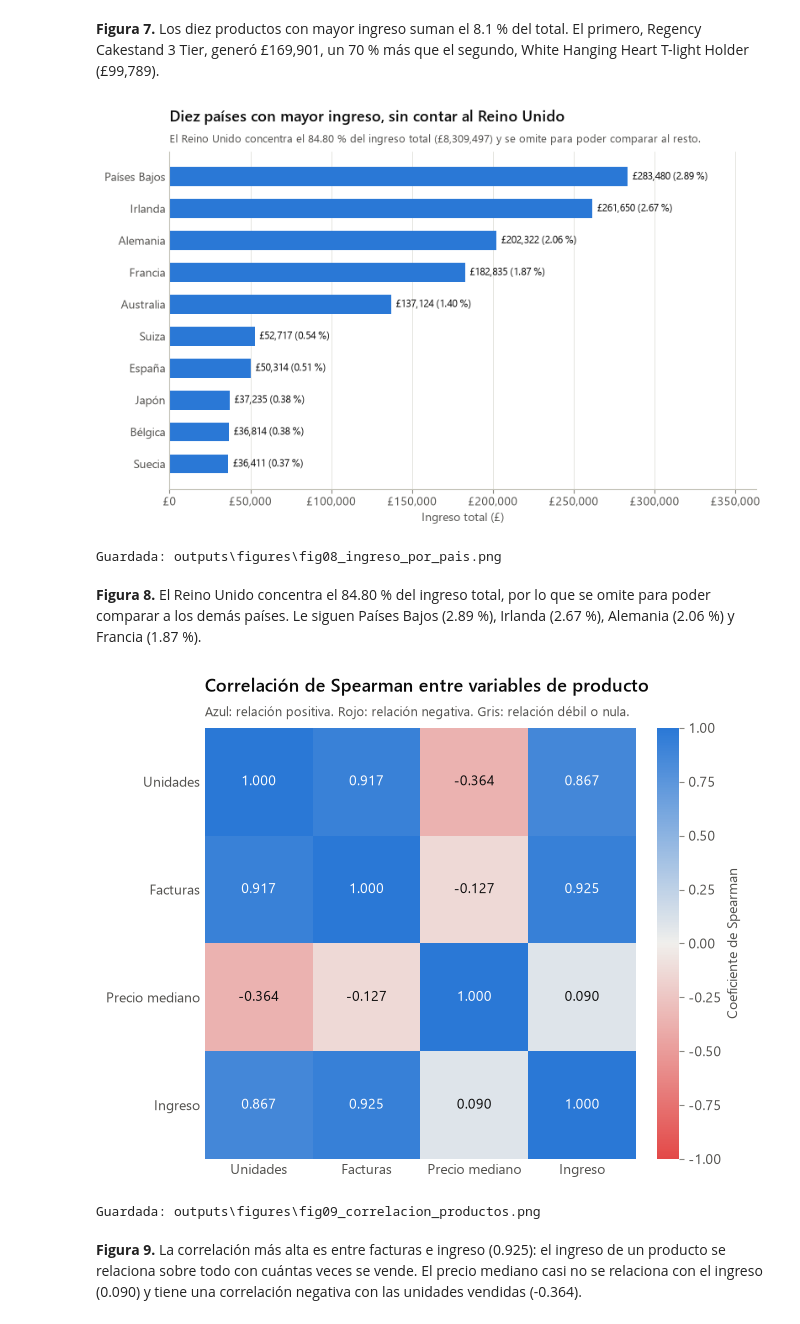
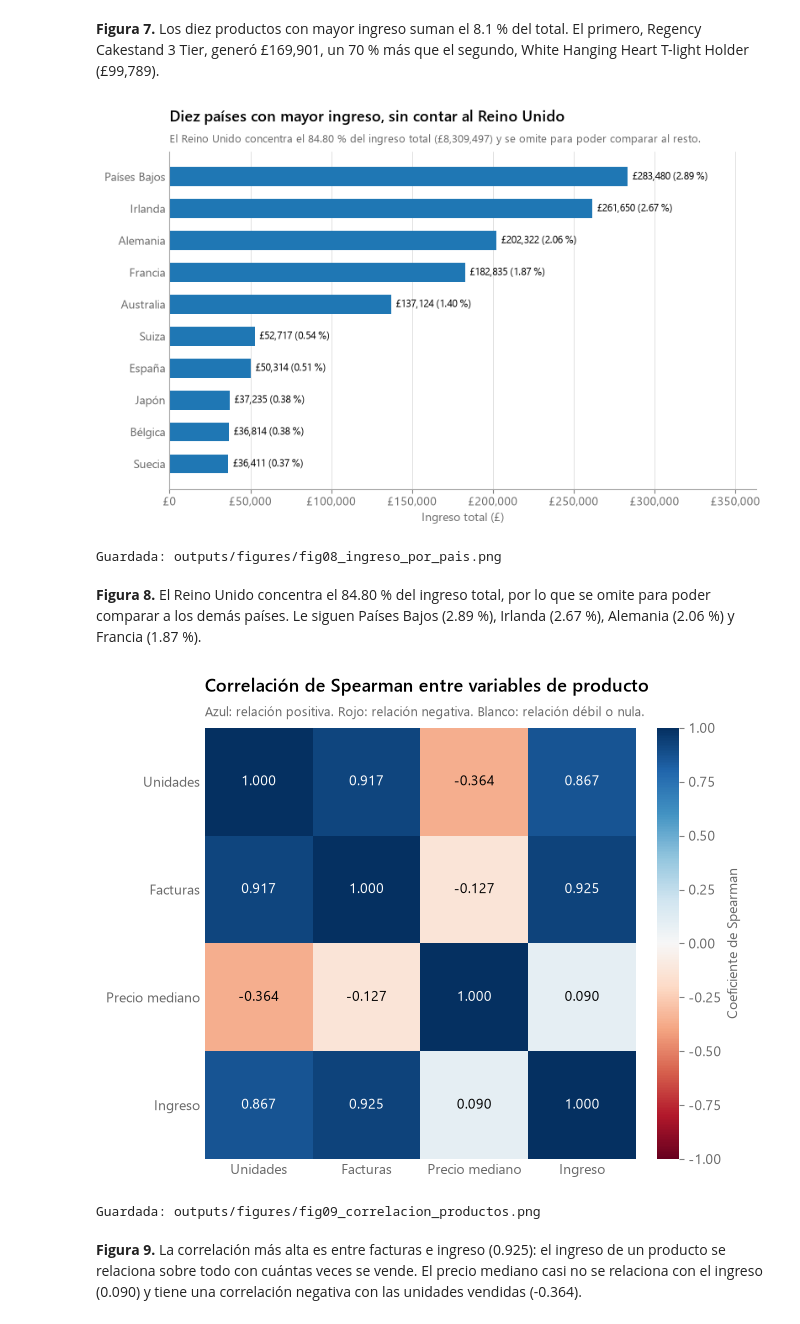
Before and after one commit to GoldenDiegos/big-data-inventario-productos-online-retail, a Jupyter notebook: notebooks/analisis_online_retail.ipynb, the cells around one changed output. Drawn from its saved outputs; the diff is of its cells as text; code cells hidden in the pictures.

```diff
--- a/notebooks/analisis_online_retail.ipynb
+++ b/notebooks/analisis_online_retail.ipynb
@@ -779,19 +777,19 @@ fig, axes = plt.subplots(3, 1, figsize=(9, 6.2))
 for ax, v in zip(axes, VARIABLES):
     s = df[v]
     ax.boxplot(s, **HORIZONTAL, widths=0.5, whis=1.5, patch_artist=True,
-               boxprops=dict(facecolor=AZUL_LAVADO, edgecolor=AZUL, linewidth=1.2),
-               medianprops=dict(color=TINTA, linewidth=1.8),
+               boxprops=dict(facecolor=AZUL_CLARO, edgecolor=AZUL, linewidth=1.2),
+               medianprops=dict(color=NEGRO, linewidth=1.8),
                whiskerprops=dict(color=AZUL, linewidth=1.2), capprops=dict(color=AZUL, linewidth=1.2),
-               flierprops=dict(marker="o", markersize=2.5, markerfacecolor=TENUE, markeredgewidth=0, alpha=0.35))
+               flierprops=dict(marker="o", markersize=2.5, markerfacecolor=GRIS, markeredgewidth=0, alpha=0.35))
     ax.set_xscale("log")
     moneda = "" if v == "Quantity" else "£"
     ax.xaxis.set_major_formatter(mticker.FuncFormatter(lambda x, _, m=moneda: f"{m}{x:,.2f}" if x < 1 else f"{m}{x:,.0f}"))
     ax.set_yticks([])
-    ax.set_ylabel(etiquetas[v], rotation=0, ha="right", va="center", color=TINTA, labelpad=10)
+    ax.set_ylabel(etiquetas[v], rotation=0, ha="right", va="center", color=NEGRO, labelpad=10)
     q1, med, q3 = s.quantile([0.25, 0.5, 0.75])
     f = (lambda x: f"{x:,.0f}") if v == "Quantity" else (lambda x: f"£{x:,.2f}")
     ax.text(1.0, 0.92, f"Q1 = {f(q1)}   Mediana = {f(med)}   Q3 = {f(q3)}   IQR = {f(q3 - q1)}",
-            transform=ax.transAxes, ha="right", va="top", fontsize=8.5, color=TINTA_2,
+            transform=ax.transAxes, ha="right", va="top", fontsize=8.5, color=GRIS_OSCURO,
             bbox=dict(facecolor="white", edgecolor="none", pad=1))
     ax.grid(axis="y", visible=False)
 axes[0].set_title("Diagramas de caja de las variables numéricas", pad=26)
@@ -892,14 +890,14 @@ paises = df[~df["Country"].isin(["Unspecified", "European Community"])].groupby(
 paises = paises.sort_values(ascending=False)
 # El porcentaje se calcula sobre el ingreso total, incluidas las ventas sin país identificado
 pais_pct = paises / df["Total"].sum() * 100
-pais_pct.rename("Porcentaje").to_frame().join(paises.rename("Ingreso")).round(4).to_csv(TABLES / "revenue_by_country.csv")
+pais_pct.rename("Porcentaje").to_frame().join(paises.rename("Ingreso")).round(4).to_csv(TABLES / "revenue_by_country.csv", lineterminator="\n")
 
 top_paises = paises.drop("United Kingdom").head(10).iloc[::-1]
 fig, ax = plt.subplots(figsize=(9, 5.2))
 y = np.arange(len(top_paises))
 ax.barh(y, top_paises, height=0.6, color=AZUL)
 for yi, (pais, ing) in enumerate(top_paises.items()):
-    ax.text(ing + top_paises.max() * 0.01, yi, f"£{ing:,.0f} ({pais_pct[pais]:.2f} %)", va="center", fontsize=8.5, color=TINTA)
+    ax.text(ing + top_paises.max() * 0.01, yi, f"£{ing:,.0f} ({pais_pct[pais]:.2f} %)", va="center", fontsize=8.5, color=NEGRO)
 ax.set_yticks(y, [PAISES.get(p, p) for p in top_paises.index])
 ax.xaxis.set_major_formatter(libras)
 ax.set_xlim(0, top_paises.max() * 1.28)
@@ -911,38 +909,38 @@ ax.tick_params(axis="y", length=0)
 guardar(fig, "fig08_ingreso_por_pais.png")
 # %% [output]
 [figure]
-Guardada: outputs\figures\fig08_ingreso_por_pais.png
+Guardada: outputs/figures/fig08_ingreso_por_pais.png
 # %% [markdown]
 **Figura 8.** El Reino Unido concentra el 84.80 % del ingreso total, por lo que se omite para poder comparar a los demás países. Le siguen Países Bajos (2.89 %), Irlanda (2.67 %), Alemania (2.06 %) y Francia (1.87 %).
 # %%
 # Captura 23: Figura 9. Mapa de calor de la correlación de Spearman por producto
 nombres = {"Unidades": "Unidades", "Facturas": "Facturas", "PrecioMediano": "Precio mediano", "Ingreso": "Ingreso"}
 m = corr_productos.rename(index=nombres, columns=nombres)
-cmap = LinearSegmentedColormap.from_list("divergente", [ROJO, GRIS_MEDIO, AZUL])
+cmap = "RdBu"
 
 fig, ax = plt.subplots(figsize=(6.8, 5.6))
 im = ax.imshow(m, cmap=cmap, vmin=-1, vmax=1)
 for i in range(len(m)):
     for j in range(len(m)):
         val = m.iloc[i, j]
         ax.text(j, i, f"{val:.3f}", ha="center", va="center", fontsize=10,
-                color="white" if abs(val) > 0.6 else TINTA)
+                color="white" if abs(val) > 0.6 else NEGRO)
 ax.set_xticks(range(len(m)), m.columns)
 ax.set_yticks(range(len(m)), m.index)
 ax.tick_params(length=0)
 ax.grid(False)
 for s in ax.spines.values():
     s.set_visible(False)
 cb = fig.colorbar(im, ax=ax, fraction=0.046, pad=0.04)
 cb.outline.set_visible(False)
-cb.set_label("Coeficiente de Spearman", color=TINTA_2)
-cb.ax.tick_params(color=TENUE, labelcolor=TINTA_2)
+cb.set_label("Coeficiente de Spearman", color=GRIS_OSCURO)
+cb.ax.tick_params(color=GRIS, labelcolor=GRIS_OSCURO)
 ax.set_title("Correlación de Spearman entre variables de producto", pad=26)
-subtitulo(ax, "Azul: relación positiva. Rojo: relación negativa. Gris: relación débil o nula.")
+subtitulo(ax, "Azul: relación positiva. Rojo: relación negativa. Blanco: relación débil o nula.")
 guardar(fig, "fig09_correlacion_productos.png")
 # %% [output]
-[figure, old version]
+[figure, new version]
-Guardada: outputs\figures\fig09_correlacion_productos.png
+Guardada: outputs/figures/fig09_correlacion_productos.png
 # %% [markdown]
 **Figura 9.** La correlación más alta es entre facturas e ingreso (0.925): el ingreso de un producto se relaciona sobre todo con cuántas veces se vende. El precio mediano casi no se relaciona con el ingreso (0.090) y tiene una correlación negativa con las unidades vendidas (-0.364).
 # %%
```
Also changed, not shown: parts of 16 cells of this notebook, 24 other files.
